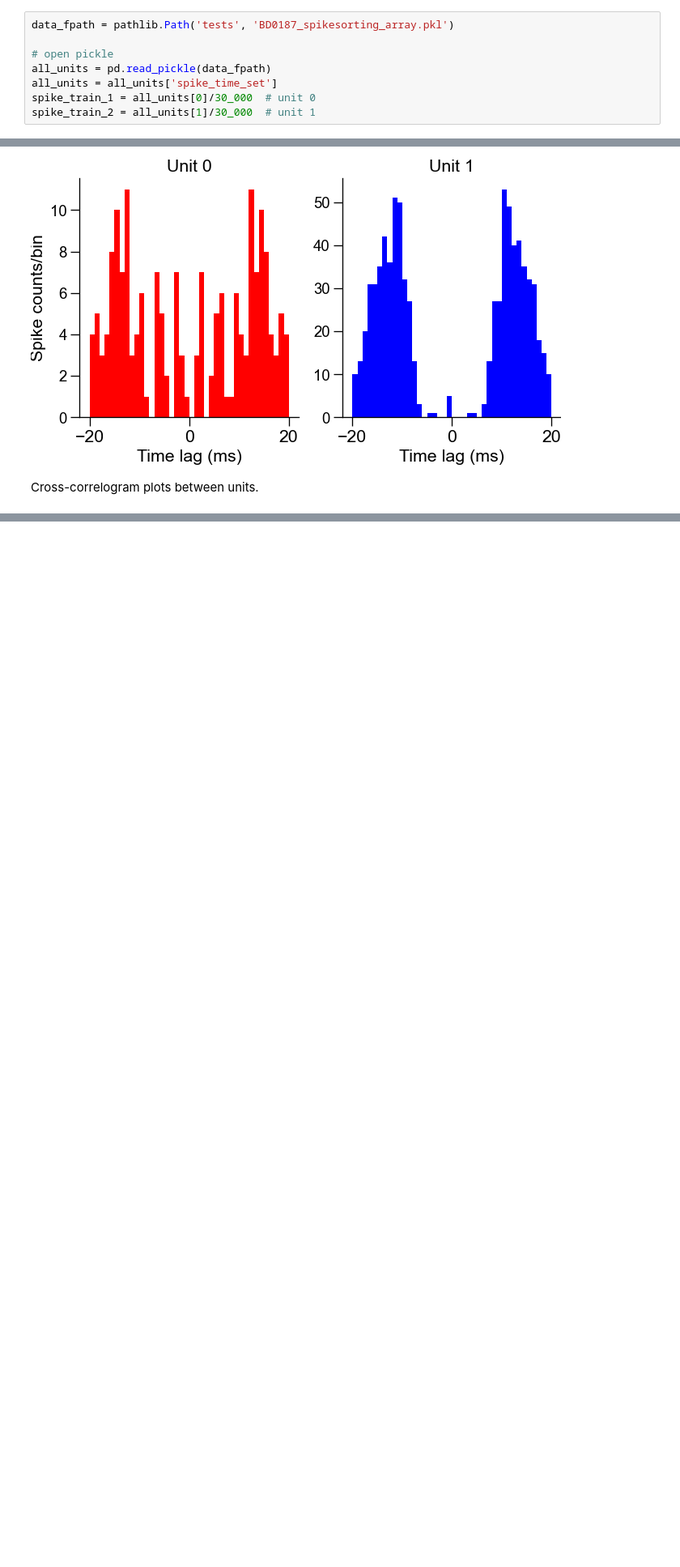
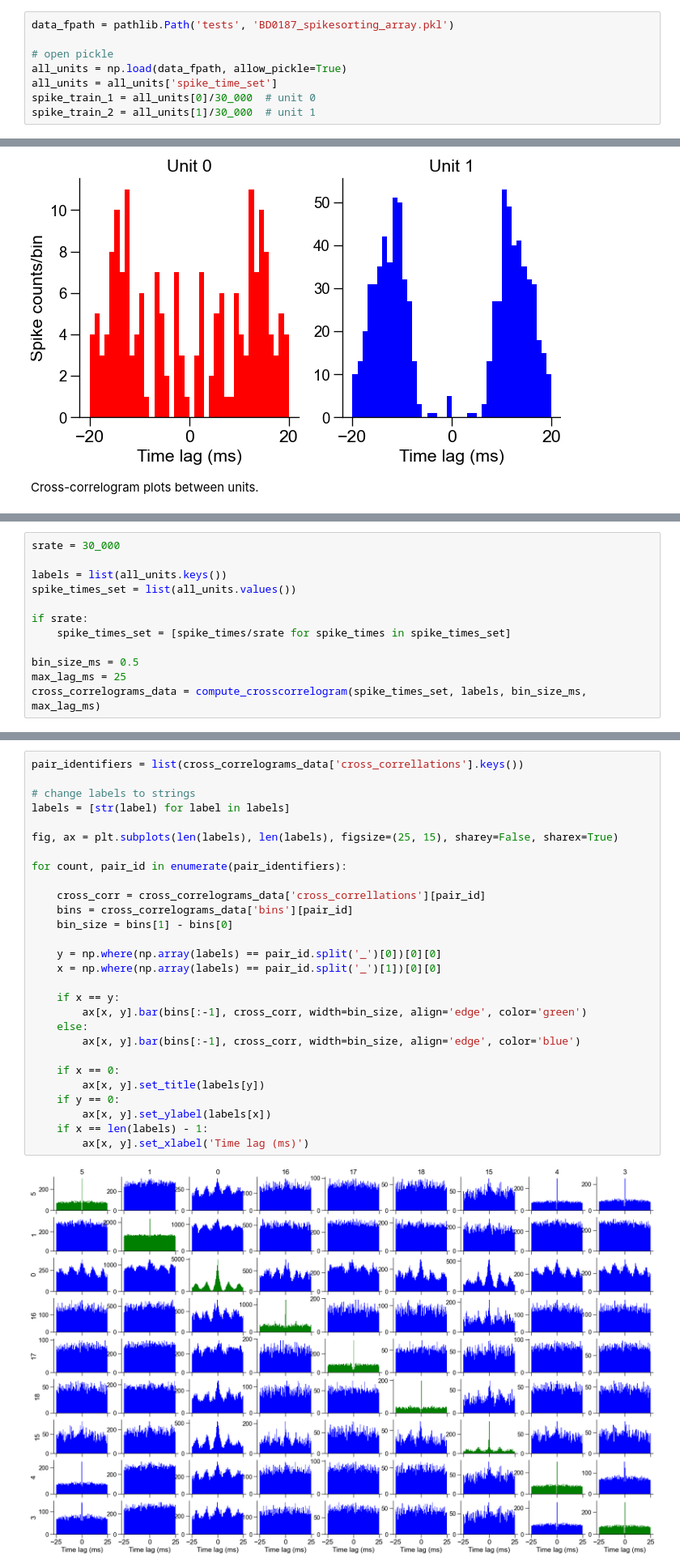
Before and after one commit to mzabolocki/SynaptiConn, a Jupyter notebook: examples/plots/plot_spiketrains_phy.ipynb, the cells around one changed output, grey strips where cells are left out. Shown: that part at 81% size. Cells and saved outputs as stored; diff of their text form; blank space fills up the shorter version.

```diff
--- a/examples/plots/plot_spiketrains_phy.ipynb
+++ b/examples/plots/plot_spiketrains_phy.ipynb
@@ -25,7 +26,7 @@ Load data.
 data_fpath = pathlib.Path('tests', 'BD0187_spikesorting_array.pkl')
 
 # open pickle
-all_units = pd.read_pickle(data_fpath)
+all_units = np.load(data_fpath, allow_pickle=True)
 all_units = all_units['spike_time_set']
 spike_train_1 = all_units[0]/30_000  # unit 0
 spike_train_2 = all_units[1]/30_000  # unit 1
@@ -101,0 +70,12 @@ plt.show()
+# %%
+srate = 30_000
+
+labels = list(all_units.keys())
+spike_times_set = list(all_units.values())
+
+if srate:
+    spike_times_set = [spike_times/srate for spike_times in spike_times_set]
+
+bin_size_ms = 0.5
+max_lag_ms = 25
+cross_correlograms_data = compute_crosscorrelogram(spike_times_set, labels, bin_size_ms, max_lag_ms)
@@ -102,3 +84,33 @@ plt.show()
+# %%
+pair_identifiers = list(cross_correlograms_data['cross_correllations'].keys())
+
+# change labels to strings
+labels = [str(label) for label in labels]
+
+fig, ax = plt.subplots(len(labels), len(labels), figsize=(25, 15), sharey=False, sharex=True)
+
+for count, pair_id in enumerate(pair_identifiers):
+
+    cross_corr = cross_correlograms_data['cross_correllations'][pair_id]
+    bins = cross_correlograms_data['bins'][pair_id]
+    bin_size = bins[1] - bins[0]
+
+    y = np.where(np.array(labels) == pair_id.split('_')[0])[0][0]
+    x = np.where(np.array(labels) == pair_id.split('_')[1])[0][0]
+
+    if x == y:
+        ax[x, y].bar(bins[:-1], cross_corr, width=bin_size, align='edge', color='green')
+    else:
+        ax[x, y].bar(bins[:-1], cross_corr, width=bin_size, align='edge', color='blue')
+
+    if x == 0:
+        ax[x, y].set_title(labels[y])
+    if y == 0:
+        ax[x, y].set_ylabel(labels[x])
+    if x == len(labels) - 1:
+        ax[x, y].set_xlabel('Time lag (ms)')
+# %% [output]
+[figure, added]
 # %% [markdown]
 TO DO:
 - Plot for multiple spike trains
```
Also changed, not shown: parts of 5 cells of this notebook.
